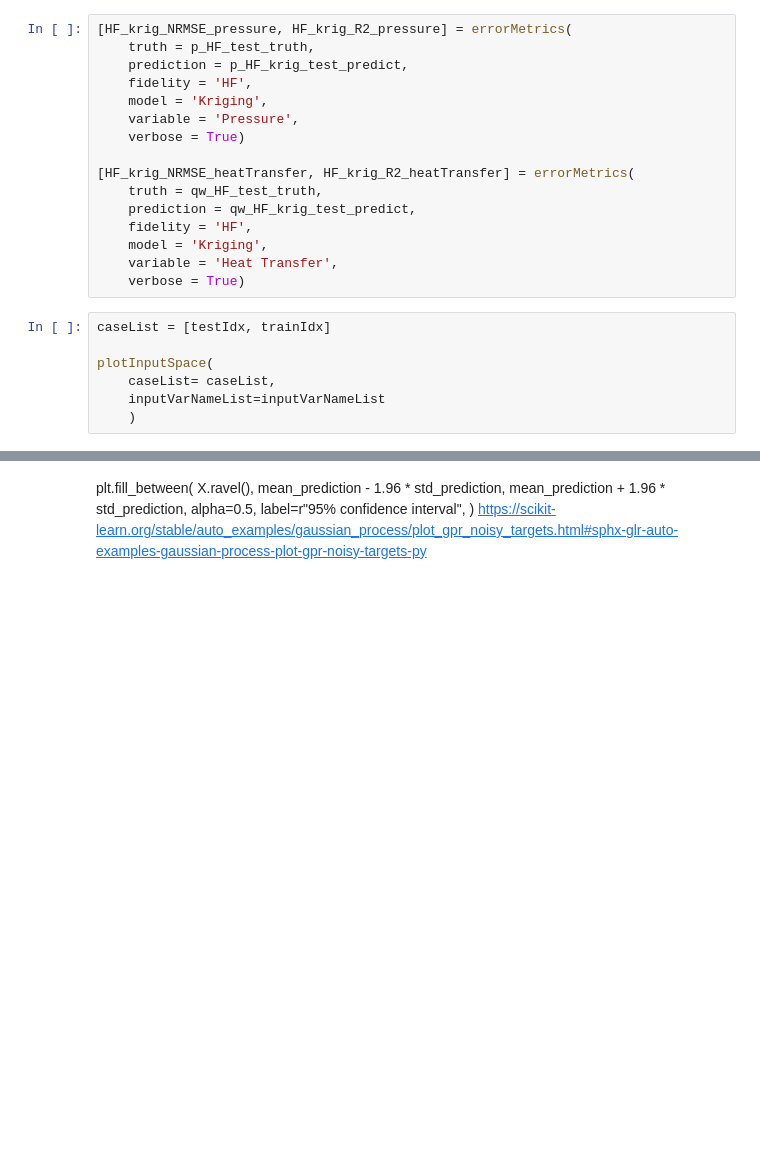
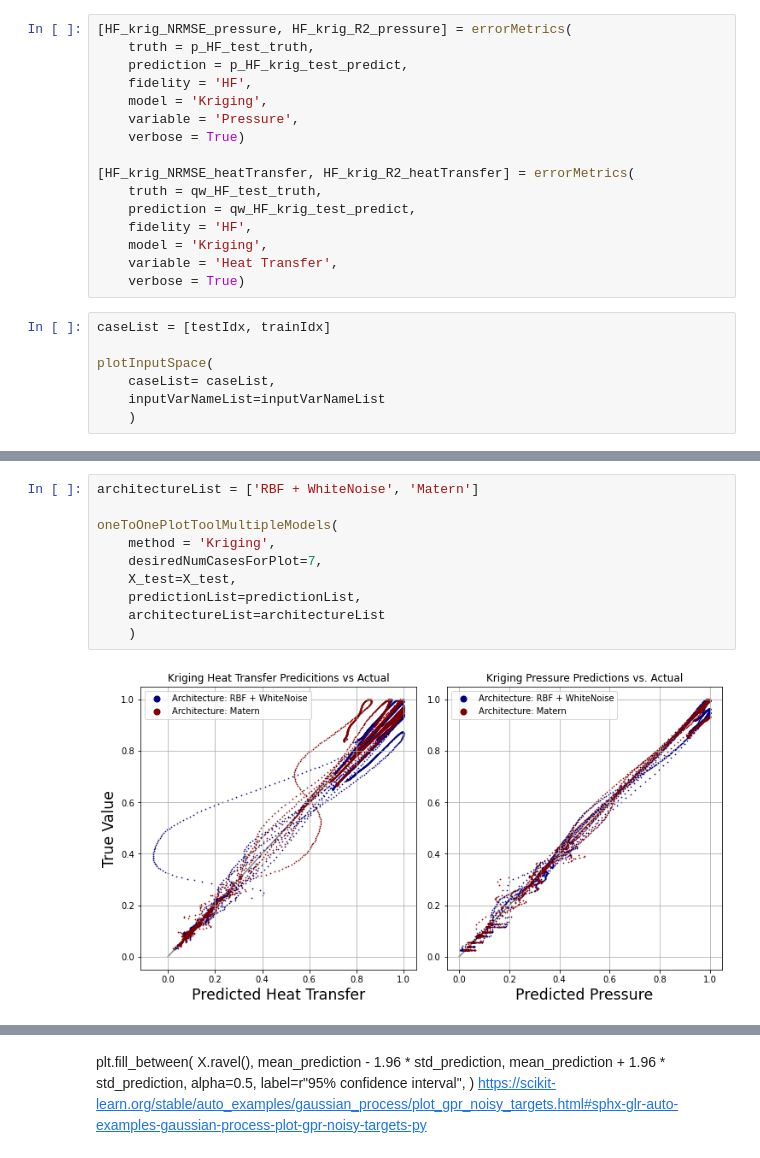
Before and after one commit to AmosJoseph/multifidelitymodeling, a Jupyter notebook: MF_SurrogateModel_20220516.ipynb, the cells around one changed output, grey strips where cells are left out. Saved outputs shown, nothing was run; the diff lists cells and outputs as text; blank space fills up the shorter version.

```diff
--- a/MF_SurrogateModel_20220516.ipynb
+++ b/MF_SurrogateModel_20220516.ipynb
@@ -5152,3 +5521,15 @@ plotInputSpace(
+# %%
+architectureList = ['RBF + WhiteNoise', 'Matern']
+
+oneToOnePlotToolMultipleModels(
+    method = 'Kriging',
+    desiredNumCasesForPlot=7,
+    X_test=X_test,
+    predictionList=predictionList,
+    architectureList=architectureList
+    )
+# %% [output]
+[figure, added]
 # %%
 oneToOnePlotTool(method='Kriging',
                  desiredNumCasesForPlot=10,
```
Also changed, not shown: parts of 22 cells of this notebook, 5 other files.
